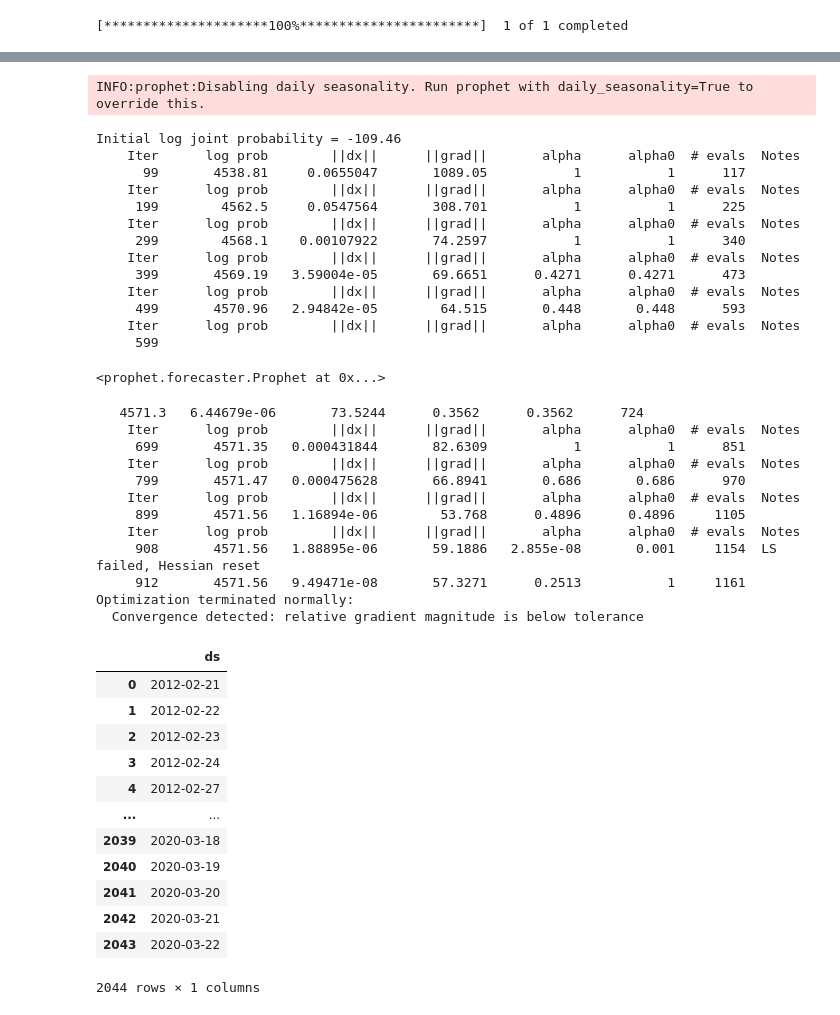
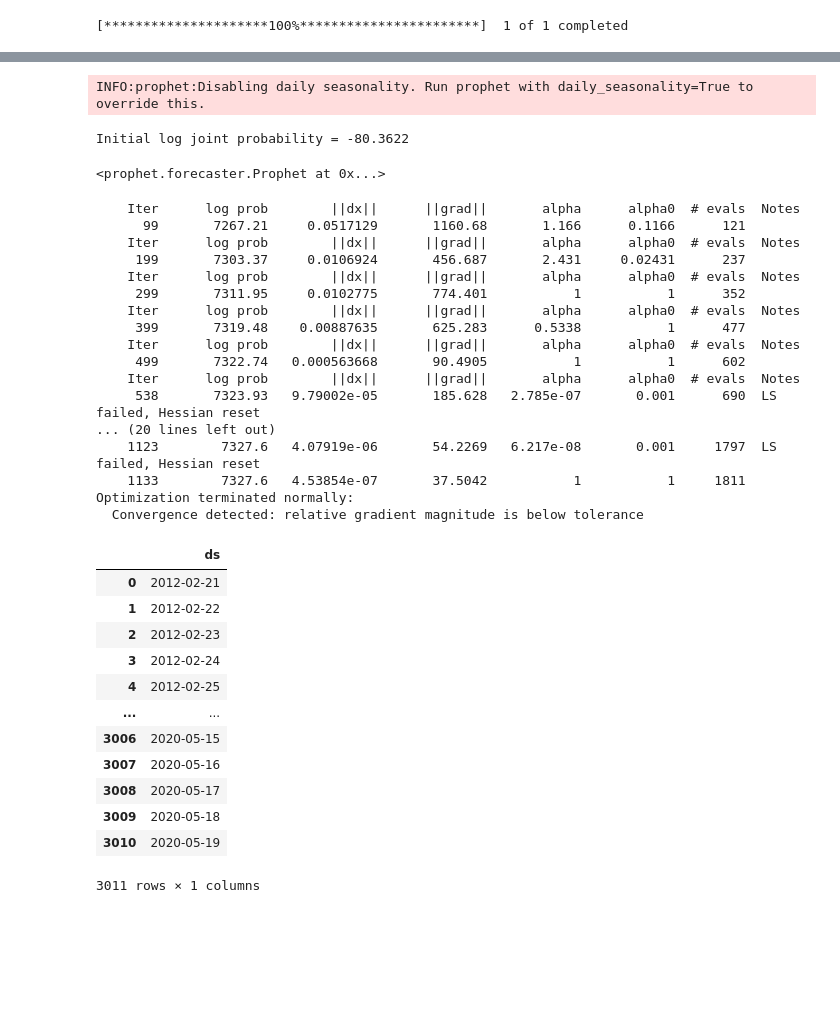
Before and after one commit to brahim-el-merbouh/springstone, a Jupyter notebook: notebooks/blueoverseas_fin_feat_eng.ipynb, the cells around one changed output, grey strips where cells are left out. Saved outputs shown, nothing was run; the diff lists cells and outputs as text; code cells hidden in the pictures; blank space fills up the shorter version.

```diff
--- a/notebooks/blueoverseas_fin_feat_eng.ipynb
+++ b/notebooks/blueoverseas_fin_feat_eng.ipynb
@@ -37,0 +46,2 @@ import numpy as np
+# %%
+concatenated = concatenated.fillna(method='ffill')
@@ -38,5 +65,5 @@ import numpy as np
 # %%
-df_prophet = create_df_for_prophet(hist)
+df_prophet = create_df_for_prophet(concatenated)
 df_train, df_test = create_train_test(df_prophet)
 # %%
 df_train
@@ -56,0 +100,3 @@ df_train
+# %%
+non_business_days_df = pd.DataFrame({'holiday': 'non business day',
+                                  'ds': non_business_days})
@@ -57,50 +119,44 @@ df_train
 # %%
-m_prophet = Prophet()
+m_prophet = Prophet(holidays=non_business_days_df)
 m_prophet.fit(df_train)
 # %% [output]
 INFO:prophet:Disabling daily seasonality. Run prophet with daily_seasonality=True to override this.
-Initial log joint probability = -109.46
-    Iter      log prob        ||dx||      ||grad||       alpha      alpha0  # evals  Notes
-      99       4538.81     0.0655047       1089.05           1           1      117
-    Iter      log prob        ||dx||      ||grad||       alpha      alpha0  # evals  Notes
-     199        4562.5     0.0547564       308.701           1           1      225
-    Iter      log prob        ||dx||      ||grad||       alpha      alpha0  # evals  Notes
-     299        4568.1    0.00107922       74.2597           1           1      340
-    Iter      log prob        ||dx||      ||grad||       alpha      alpha0  # evals  Notes
-     399       4569.19   3.59004e-05       69.6651      0.4271      0.4271      473
-    Iter      log prob        ||dx||      ||grad||       alpha      alpha0  # evals  Notes
-     499       4570.96   2.94842e-05        64.515       0.448       0.448      593
-    Iter      log prob        ||dx||      ||grad||       alpha      alpha0  # evals  Notes
-     599
+Initial log joint probability = -80.3622
 <prophet.forecaster.Prophet at 0x...>
-   4571.3   6.44679e-06       73.5244      0.3562      0.3562      724
     Iter      log prob        ||dx||      ||grad||       alpha      alpha0  # evals  Notes
-     699       4571.35   0.000431844       82.6309           1           1      851
+      99       7267.21     0.0517129       1160.68       1.166      0.1166      121
     Iter      log prob        ||dx||      ||grad||       alpha      alpha0  # evals  Notes
-     799       4571.47   0.000475628       66.8941       0.686       0.686      970
+     199       7303.37     0.0106924       456.687       2.431     0.02431      237
     Iter      log prob        ||dx||      ||grad||       alpha      alpha0  # evals  Notes
-     899       4571.56   1.16894e-06        53.768      0.4896      0.4896     1105
+     299       7311.95     0.0102775       774.401           1           1      352
     Iter      log prob        ||dx||      ||grad||       alpha      alpha0  # evals  Notes
-     908       4571.56   1.88895e-06       59.1886   2.855e-08       0.001     1154  LS failed, Hessian reset
-     912       4571.56   9.49471e-08       57.3271      0.2513           1     1161
+     399       7319.48    0.00887635       625.283      0.5338           1      477
+    Iter      log prob        ||dx||      ||grad||       alpha      alpha0  # evals  Notes
+     499       7322.74   0.000563668       90.4905           1           1      602
+    Iter      log prob        ||dx||      ||grad||       alpha      alpha0  # evals  Notes
+     538       7323.93   9.79002e-05       185.628   2.785e-07       0.001      690  LS failed, Hessian reset
+... (20 lines left out)
+    1123        7327.6   4.07919e-06       54.2269   6.217e-08       0.001     1797  LS failed, Hessian reset
+    1133        7327.6   4.53854e-07       37.5042           1           1     1811
 Optimization terminated normally:
   Convergence detected: relative gradient magnitude is below tolerance
 # %%
-future = m_prophet.make_future_dataframe(periods=30)
+n_days_prediction=90
+future = m_prophet.make_future_dataframe(periods=n_days_prediction)
 future
 # %% [output]
 |  | ds |
 | 0 | 2012-02-21 |
 | 1 | 2012-02-22 |
 | 2 | 2012-02-23 |
 | 3 | 2012-02-24 |
-| 4 | 2012-02-27 |
+| 4 | 2012-02-25 |
 | ... | ... |
-| 2039 | 2020-03-18 |
-| 2040 | 2020-03-19 |
-| 2041 | 2020-03-20 |
-| 2042 | 2020-03-21 |
-| 2043 | 2020-03-22 |
+| 3006 | 2020-05-15 |
+| 3007 | 2020-05-16 |
+| 3008 | 2020-05-17 |
+| 3009 | 2020-05-18 |
+| 3010 | 2020-05-19 |
-2044 rows × 1 columns
+3011 rows × 1 columns
 # %%
 forecast = m_prophet.predict(future)
```
Also changed, not shown: parts of 24 cells of this notebook.
